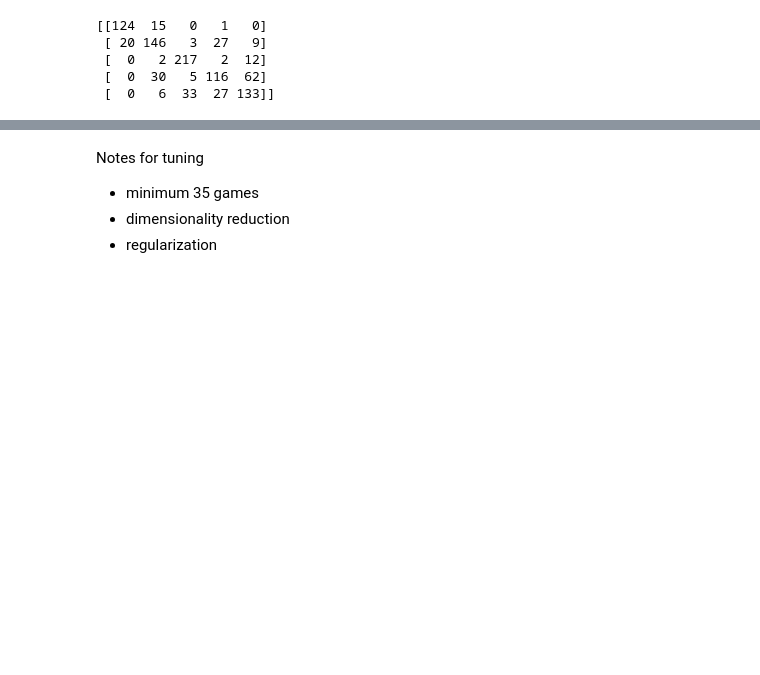
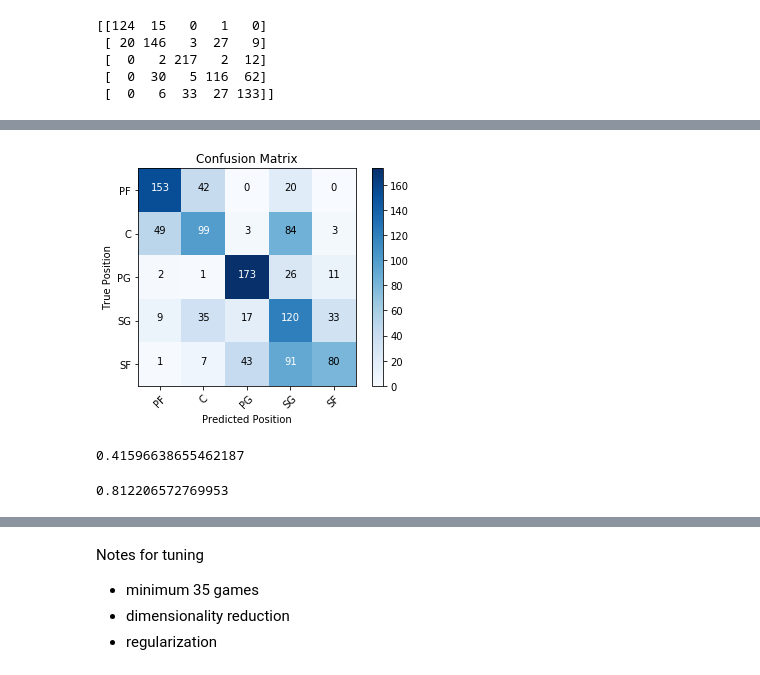
Before and after one commit to chum46/AI-Scout-Pro-Basketball, a Jupyter notebook: notebooks/exploratory/FSM.ipynb, the cells around one changed output, grey strips where cells are left out. Drawn from its saved outputs; the diff is of its cells as text; code cells hidden in the pictures; blank space fills up the shorter version.

```diff
--- a/notebooks/exploratory/FSM.ipynb
+++ b/notebooks/exploratory/FSM.ipynb
@@ -250,0 +382,2 @@ plt.show()
+# %%
+df_newNBA.at[1272,'FT%'] = rudezdaFT
@@ -250,0 +394,6 @@ plt.show()
+# %%
+# Define X and y
+y2 = df_newNBA['pos']
+X2 = df_newNBA.drop(columns = ['pos'], axis = 1)
+# %%
+X2_train, X2_test, y2_train, y2_test = train_test_split(X2, y2, random_state = 23)
@@ -250,0 +420,31 @@ plt.show()
+# %%
+def show_cm(cnf_matrix):
+    plt.imshow(cnf_matrix,  cmap=plt.cm.Blues)
+
+    # Add title and axis labels
+    plt.title('Confusion Matrix')
+    plt.ylabel('True Position')
+    plt.xlabel('Predicted Position')
+
+    class_names = set(y)
+    tick_marks = np.arange(len(class_names))
+    plt.xticks(tick_marks, class_names, rotation=45)
+    plt.yticks(tick_marks, class_names)
+
+    thresh = cnf_matrix.max() / 2.
+    for i, j in itertools.product(range(cnf_matrix.shape[0]), range(cnf_matrix.shape[1])):
+            plt.text(j, i, cnf_matrix[i, j],
+                     horizontalalignment='center',
+                     color='white' if cnf_matrix[i, j] > thresh else 'black')
+
+    plt.colorbar()
+    plt.savefig('../../reports/figures/fsm_cv.png', transparent=True)
+    plt.show()
+# %%
+old_y2_hat_test = lr.predict(X2_test)
+old_y2_hat_test_proba = lr.predict(X2_test)
+
+old_cnf_matrix2 = confusion_matrix(y2_test, old_y2_hat_test)
+show_cm(old_cnf_matrix2)
+# %% [output]
+[figure, added]
@@ -250,0 +453,10 @@ plt.show()
+# %%
+# C
+99/(49+99+3+84+3)
+# %% [output]
+0.41596638655462187
+# %%
+# PG
+173/(2+1+173+26+11)
+# %% [output]
+0.812206572769953
```
Also changed, not shown: parts of 58 cells of this notebook, 1 other file.
